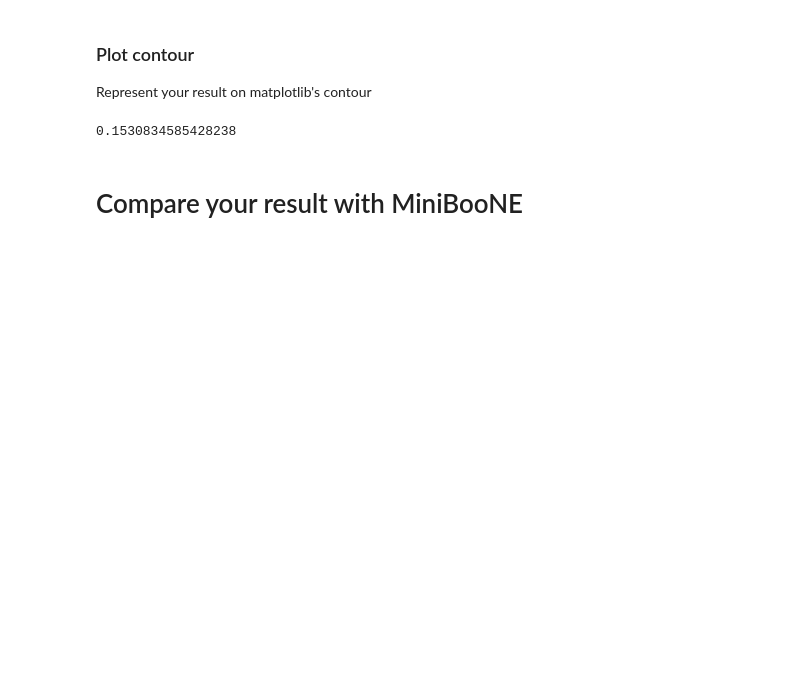
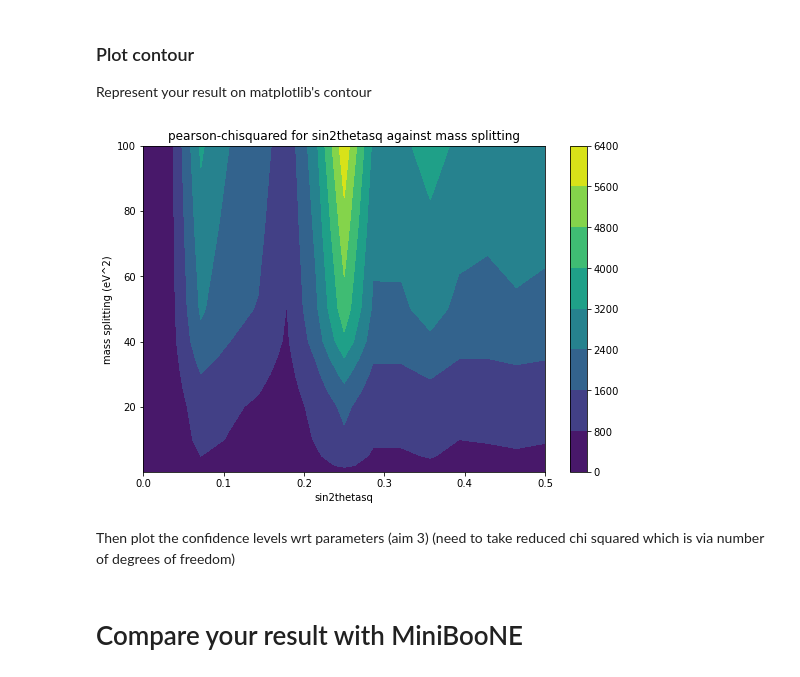
Before and after one commit to finnerudo/MScproject, a Jupyter notebook: MainAnalysis.ipynb, the cells around one changed output. Saved outputs shown, nothing was run; the diff lists cells and outputs as text; code cells hidden in the pictures; blank space fills up the shorter version.

Commit message:
Up to part 12 worked through

```diff
--- a/MainAnalysis.ipynb
+++ b/MainAnalysis.ipynb
@@ -355,0 +528,8 @@ KeyError: 2
+# %%
+# recreate data to pass through. Can be put in the function, but its easier to keep out
+new_copydf = MC_EXT.copy(deep=True)
+new_copydf = new_copydf[['category', 'trk_energy_tot', 'weight']].copy(deep=True)
+# reset the indexes for sanity
+new_copydf.index = pd.RangeIndex(0, len(new_copydf.index))
+
+# then run above functions to test
@@ -355,0 +553,3 @@ KeyError: 2
+# %%
+# generate correct energy data
+bin_centers, bin_no = generate_E_data(new_copydf)
@@ -355,0 +564,10 @@ KeyError: 2
+# %%
+# testing
+sin2thetasq = np.linspace(0,0.5,num = 15)
+del_m21 = [0.1, 0.2, 0.5, 1, 2, 5, 10, 20, 25, 30, 35, 40, 50, 75, 100] #eV^2
+
+chi_squared_list = []
+chi_squared_list = chi_squared_comb(new_copydf, data_frame, sin2thetasq, del_m21, bin_centers, bin_no)
+
+
+# THIS NEEDS ADJUSTMENT, BUT YOU NOW HAVE THE LOWEST CHI_SQUARED :D
@@ -357,8 +624,18 @@ KeyError: 2
 ### Plot contour
 Represent your result on matplotlib's contour
 # %%
+plt.figure(figsize = (9,6))
+cont = plt.contourf(sin2thetasq, del_m21, chi_squared_list)
+plt.colorbar(cont)
+plt.title("pearson-chisquared for sin2thetasq against mass splitting")
+plt.xlabel("sin2thetasq")
+plt.ylabel("mass splitting (eV^2)")
+plt.savefig("contour_map.png")
+plt.show()
 # %% [output]
-0.1530834585428238
+[figure, added]
+# %% [markdown]
+Then plot the confidence levels wrt parameters (aim 3) (need to take reduced chi squared which is via number of degrees of freedom)
 # %% [markdown]
 # Compare your result with MiniBooNE
 # %% [markdown]
```
Also changed, not shown: parts of 30 cells of this notebook, 3 other files.
